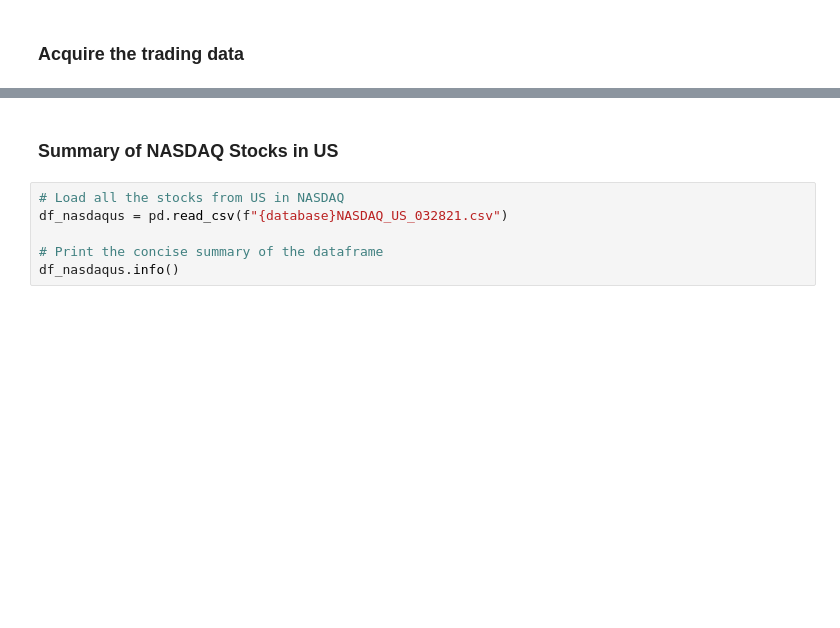
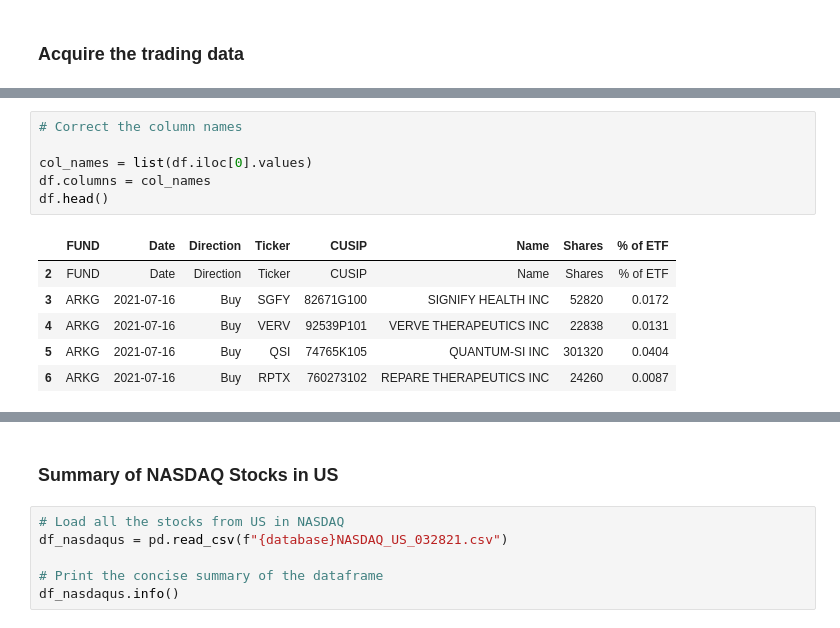
Before and after one commit to Yongliang-Shi/market-prediction, a Jupyter notebook: arks.ipynb, the cells around one changed output, grey strips where cells are left out. Saved outputs shown, nothing was run; the diff lists cells and outputs as text; blank space fills up the shorter version.

```diff
--- a/arks.ipynb
+++ b/arks.ipynb
@@ -65,0 +99,13 @@ df.head()
+# %%
+# Correct the column names
+
+col_names = list(df.iloc[0].values)
+df.columns = col_names
+df.head()
+# %% [output]
+|  | FUND | Date | Direction | Ticker | CUSIP | Name | Shares | % of ETF |
+| 2 | FUND | Date | Direction | Ticker | CUSIP | Name | Shares | % of ETF |
+| 3 | ARKG | 2021-07-16 | Buy | SGFY | 82671G100 | SIGNIFY HEALTH INC | 52820 | 0.0172 |
+| 4 | ARKG | 2021-07-16 | Buy | VERV | 92539P101 | VERVE THERAPEUTICS INC | 22838 | 0.0131 |
+| 5 | ARKG | 2021-07-16 | Buy | QSI | 74765K105 | QUANTUM-SI INC | 301320 | 0.0404 |
+| 6 | ARKG | 2021-07-16 | Buy | RPTX | 760273102 | REPARE THERAPEUTICS INC | 24260 | 0.0087 |
```
Also changed, not shown: parts of 8 cells of this notebook.
